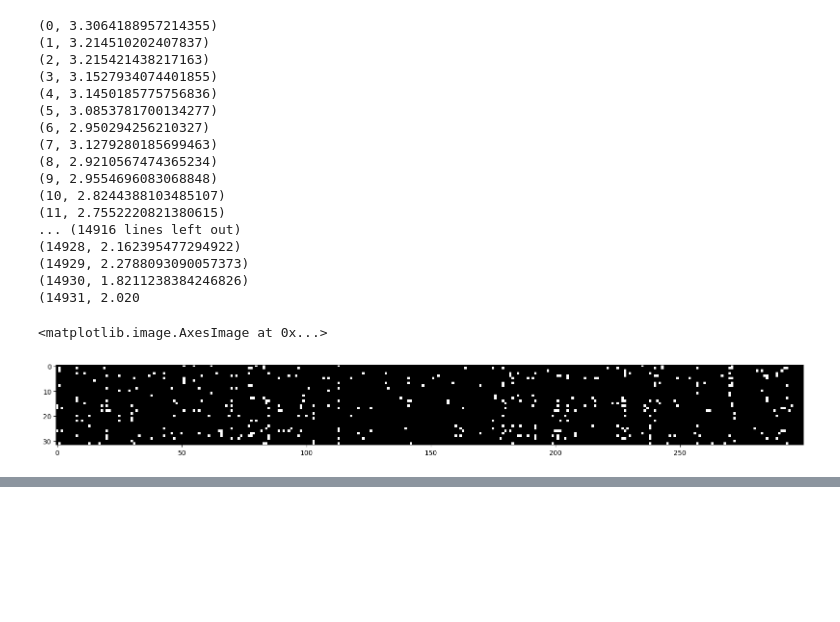
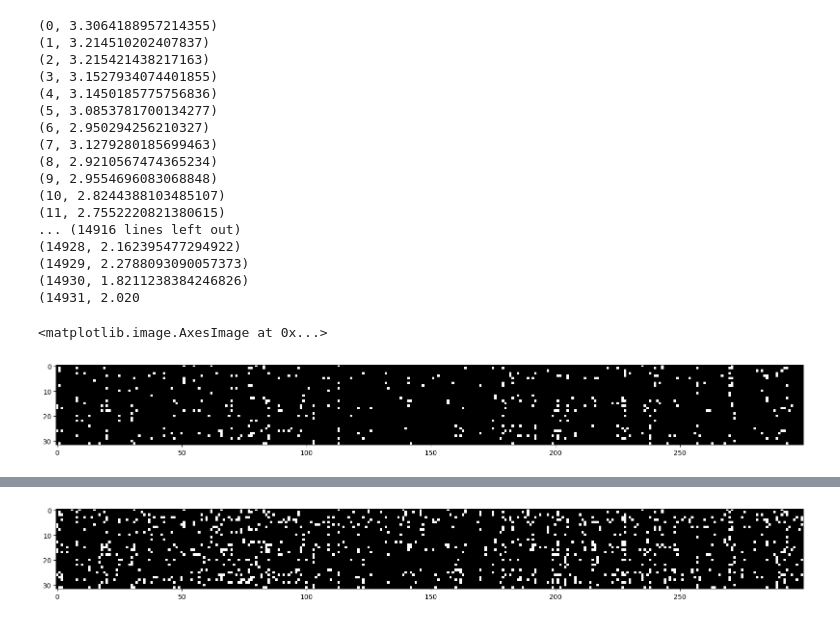
Before and after one commit to hamadomran/Hamads-Learning-Log, a Jupyter notebook: 04-Makemore_MLP_Part2/makemore_mlp2.ipynb, the cells around one changed output, grey strips where cells are left out. Drawn from its saved outputs; the diff is of its cells as text; code cells hidden in the pictures; blank space fills up the shorter version.

Commit message:
Introduced Batch Normalization

```diff
--- a/04-Makemore_MLP_Part2/makemore_mlp2.ipynb
+++ b/04-Makemore_MLP_Part2/makemore_mlp2.ipynb
@@ -361,0 +376,89 @@ plt.imshow(h_b.abs() > 0.99, cmap='grey', interpolation='nearest')
+# %%
+#Building MLP and setting up the training loop
+torch.manual_seed(2147483647)
+
+num_iterations = 15000
+learning_rate = 0.01
+n_hidden1 = 300
+n_hidden2 = 27
+n_embedding = 10
+block_size = 3
+
+
+C=torch.randn((27,n_embedding), requires_grad=True)
+emb = C[Xtr]
+x = emb.view(-1, n_embedding * block_size)
+
+
+W1=torch.randn(n_embedding * block_size, n_hidden1) * ((5/3)/(n_embedding * block_size)**0.5)
+W1.requires_grad = True
+b1=torch.randn(n_hidden1) * 0.02
+b1.requires_grad = True
+
+
+W2 = torch.randn(n_hidden1, n_hidden2) * 0.01
+W2.requires_grad = True
+b2 = torch.zeros(n_hidden2, requires_grad=True)
+
+for k in range(num_iterations):
+    #Mini-batch
+    ix = torch.randint(0, Xtr.shape[0], (32,))
+    #Forward Pass
+    emb = C[Xtr[ix]]
+    x = emb.view(-1, n_embedding * block_size)
+    h_b = torch.tanh(x @ W1 + b1)
+    logits = h_b @ W2 + b2
+
+    #Loss
+    mean_neg_log = F.cross_entropy(logits, Ytr[ix])
+
+    #Backward Pass
+    mean_neg_log.backward()
+
+    #Update
+
+    learning_rate = 0.1 if k < 0.75 * num_iterations else 0.01
+    C.data += learning_rate * -C.grad
+    W1.data += learning_rate * -W1.grad
+    W2.data += learning_rate * -W2.grad
+    b1.data += learning_rate * -b1.grad
+    b2.data += learning_rate * -b2.grad
+    C.grad.zero_()
+    W1.grad.zero_()
+    W2.grad.zero_()
+    b1.grad.zero_()
+    b2.grad.zero_()
+
+    #Logging
+    print((k, mean_neg_log.item()))
+
+#Evaluating trained model on validation data - compare with final training loss
+
+#Forward Pass on validation data
+emb = C[Xval]
+x = emb.view(-1,n_embedding * block_size)
+h=torch.tanh(x @ W1 + b1)
+logits = h @ W2 + b2
+
+
+#Loss
+mean_neg_log = F.cross_entropy(logits, Yval)
+
+print(f"\nValidation Loss:",mean_neg_log.item())
+
+
+#Forward Pass on training data - final training loss
+emb = C[Xtr]
+x = emb.view(-1,n_embedding * block_size)
+h=torch.tanh(x @ W1 + b1)
+logits = h @ W2 + b2
+
+
+#Loss
+mean_neg_log = F.cross_entropy(logits, Ytr)
+
+print(f"\nFinal Training Loss:",mean_neg_log.item())
+
+plt.figure(figsize=(20,10))
+plt.imshow(h_b.abs() > 0.99, cmap='grey', interpolation='nearest')
+# %% [output]
@@ -361,0 +483 @@ plt.imshow(h_b.abs() > 0.99, cmap='grey', interpolation='nearest')
+[figure, added]
```
Also changed, not shown: parts of 6 cells of this notebook.
